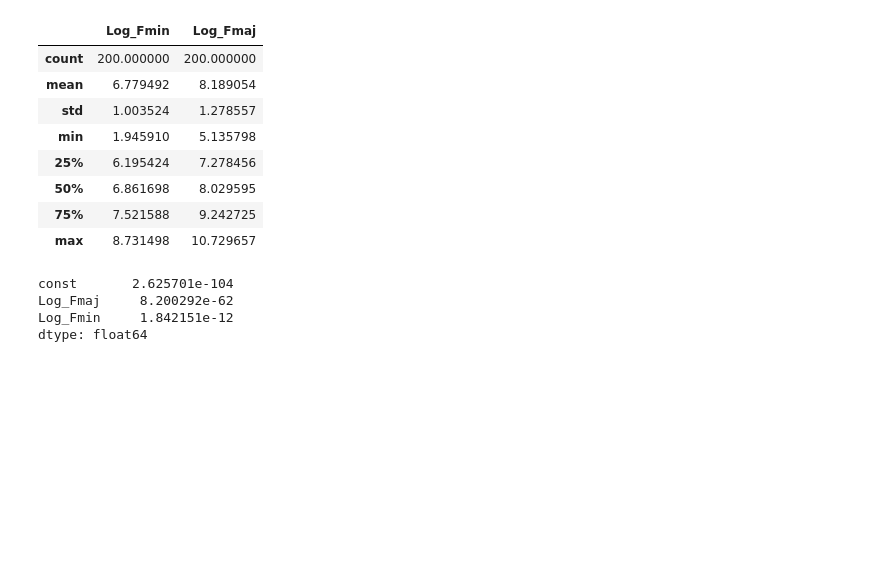
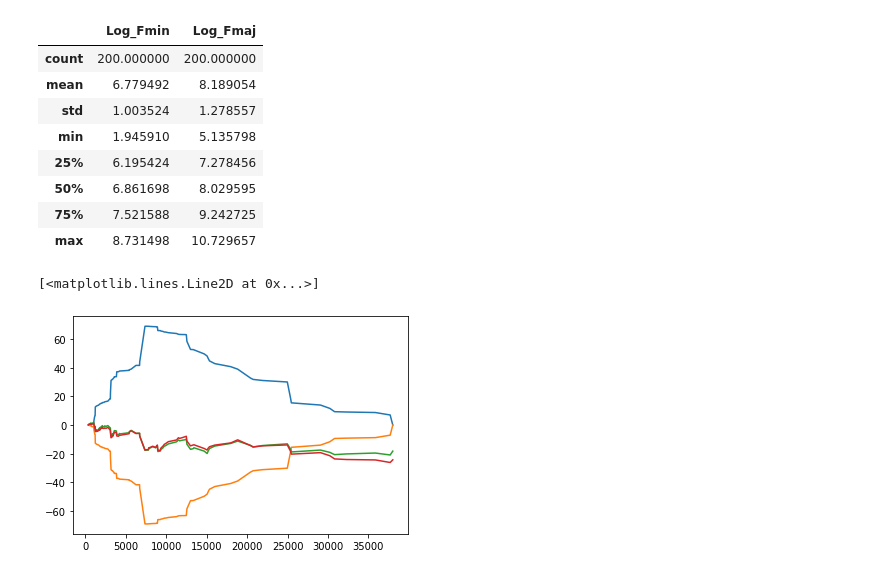
Before and after one commit to mz-zarei/CGAN-Augmentation, a Jupyter notebook: RealDataAugmentation_CGAN.ipynb, the cells around one changed output. Drawn from its saved outputs; the diff is of its cells as text; code cells hidden in the pictures; blank space fills up the shorter version.

```diff
--- a/RealDataAugmentation_CGAN.ipynb
+++ b/RealDataAugmentation_CGAN.ipynb
@@ -330,7 +330,7 @@ NB_model1, alpha1  = nbeb.fitNB(CrashData, sig_fit, y_name='Obs')
 
 y_test_pred_NB1 = NB_model1.predict(sm.add_constant(x_test[sig_fit]))
 y_pred_NB1 = NB_model1.predict(sm.add_constant(CrashData[sig_fit]))
-
+test_data['y_test_pred_NB1'] = y_test_pred_NB1
 mae_NB1, mape_NB1, r2_NB1 = round(mean_absolute_error(y_test, y_test_pred_NB1),3), round(nbeb.MAPE(y_test.to_numpy(), y_test_pred_NB1),3), round(r2_score(y_test, y_test_pred_NB1),3)
 
 print("Test Set  --- MAE: ", mae_NB1, "| MAPE: ", mape_NB1, "| R2 score: ", r2_NB1, " | Alpha: ", alpha1)
@@ -380,6 +380,7 @@ NB_model2, alpha2 = nbeb.fitNB(concat_data, significant_features2, y_name='Obs')
 
 y_pred_NB2 = NB_model2.predict(sm.add_constant(x_train1[significant_features2]))
 y_test_pred_NB2 = NB_model2.predict(sm.add_constant(x_test[significant_features2]))
+test_data['y_test_pred_NB2'] = y_test_pred_NB2
 
 
 mae_NB2, mape_NB2, r2_NB2 = round(mean_absolute_error(y_test, y_test_pred_NB2),3), round(nbeb.MAPE(y_test.to_numpy(), y_test_pred_NB2),3), round(r2_score(y_test, y_test_pred_NB2),3)
@@ -502,10 +503,31 @@ real_sample[['Log_Fmin','Log_Fmaj']].describe()
 | 50% | 6.861698 | 8.029595 |
 | 75% | 7.521588 | 9.242725 |
 | max | 8.731498 | 10.729657 |
-# %%
-NB_model2.pvalues
-# %% [output]
-const       2.625701e-104
-Log_Fmaj     8.200292e-62
-Log_Fmin     1.842151e-12
-dtype: float64
+# %%
+# CURE plot
+test_data = test_data[['Geo_ID','Ftot', 'Obs', 'y_test_pred_NB1', 'y_test_pred_NB2']]
+test_data.sort_values(by='Ftot', ascending=True, inplace=True)
+test_data.reset_index(drop=True, inplace=True)
+
+test_data['res_nb1'] = test_data['y_test_pred_NB1'] - test_data['Obs']
+test_data['res_sq_nb1'] = (test_data['y_test_pred_NB1'] - test_data['Obs'])**2
+
+test_data['e1_nb1'] = test_data['res_nb1'].cumsum()
+test_data['e2_nb1'] = test_data['res_sq_nb1'].cumsum()
+test_data['e3_nb1'] = test_data['e2_nb1']*((1 - test_data['e2_nb1']/test_data['e2_nb1'][len(test_data['e2_nb1'])-1]))
+
+
+test_data['res_nb2'] = test_data['y_test_pred_NB2'] - test_data['Obs']
+test_data['res_sq_nb2'] = (test_data['y_test_pred_NB2'] - test_data['Obs'])**2
+
+test_data['e1_nb2'] = test_data['res_nb2'].cumsum()
+test_data['e2_nb2'] = test_data['res_sq_nb2'].cumsum()
+test_data['e3_nb2'] = test_data['e2_nb2']*((1 - test_data['e2_nb2']/test_data['e2_nb2'][len(test_data['e2_nb2'])-1]))
+# %%
+plt.plot(test_data['Ftot'], test_data['e3_nb1'])
+plt.plot(test_data['Ftot'], -test_data['e3_nb1'])
+plt.plot(test_data['Ftot'], test_data['e1_nb1'])
+plt.plot(test_data['Ftot'], test_data['e1_nb2'])
+# %% [output]
+[<matplotlib.lines.Line2D at 0x...>]
+[figure, added]
```
Also changed, not shown: parts of 4 cells of this notebook.
